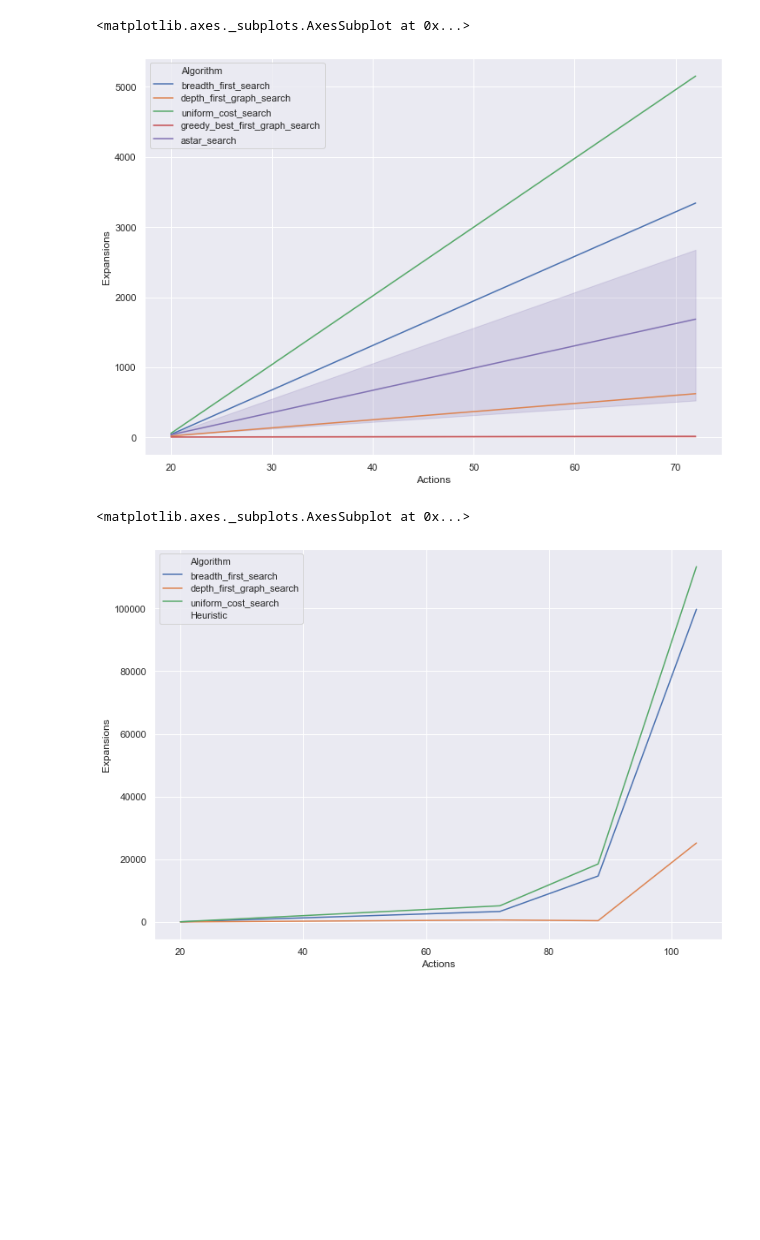
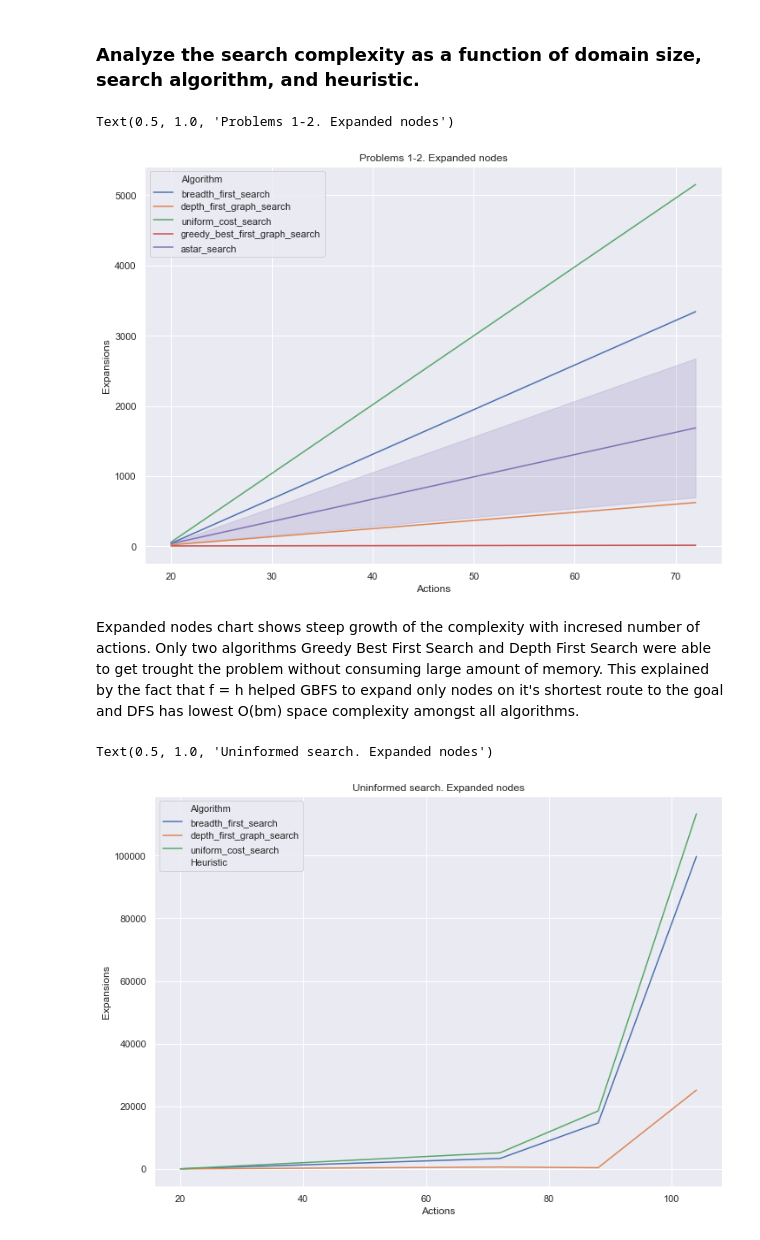
Before and after one commit to vamas/artificial-intelligence, a Jupyter notebook: Projects/2_Classical Planning/Reporting.ipynb, the cells around one changed output. Saved outputs shown, nothing was run; the diff lists cells and outputs as text; code cells hidden in the pictures; blank space fills up the shorter version.

```diff
--- a/Projects/2_Classical Planning/Reporting.ipynb
+++ b/Projects/2_Classical Planning/Reporting.ipynb
@@ -53,16 +55,20 @@ import matplotlib.pyplot as plt
 sns.set(style="darkgrid")
 sns.set(rc={'figure.figsize':(11.7,8.27)})
+# %% [markdown]
+### Analyze the search complexity as a function of domain size, search algorithm, and heuristic.
 # %%
 sns.lineplot(x="Actions", y="Expansions",
              hue="Algorithm",
-             data=search_result_df[0:22])
+             data=search_result_df[0:22]).set_title("Problems 1-2. Expanded nodes")
 # %% [output]
-<matplotlib.axes._subplots.AxesSubplot at 0x...>
+Text(0.5, 1.0, 'Problems 1-2. Expanded nodes')
-[figure, old version]
+[figure, new version]
+# %% [markdown]
+Expanded nodes chart shows steep growth of the complexity with incresed number of actions. Only two algorithms Greedy Best First Search and Depth First Search were able to get trought the problem without consuming large amount of memory. This explained by the fact that f = h helped GBFS to expand only nodes on it's shortest route to the goal and DFS has lowest O(bm) space complexity amongst all algorithms.
 # %%
 sns.lineplot(x="Actions", y="Expansions",
              hue="Algorithm", style='Heuristic',
-             data=search_result_df[(search_result_df['Heuristic'] == '')])
+             data=search_result_df[(search_result_df['Heuristic'] == '')]).set_title("Uninformed search. Expanded nodes")
 # %% [output]
-<matplotlib.axes._subplots.AxesSubplot at 0x...>
+Text(0.5, 1.0, 'Uninformed search. Expanded nodes')
-[figure, old version]
+[figure, new version]
```
Also changed, not shown: parts of 23 cells of this notebook.
